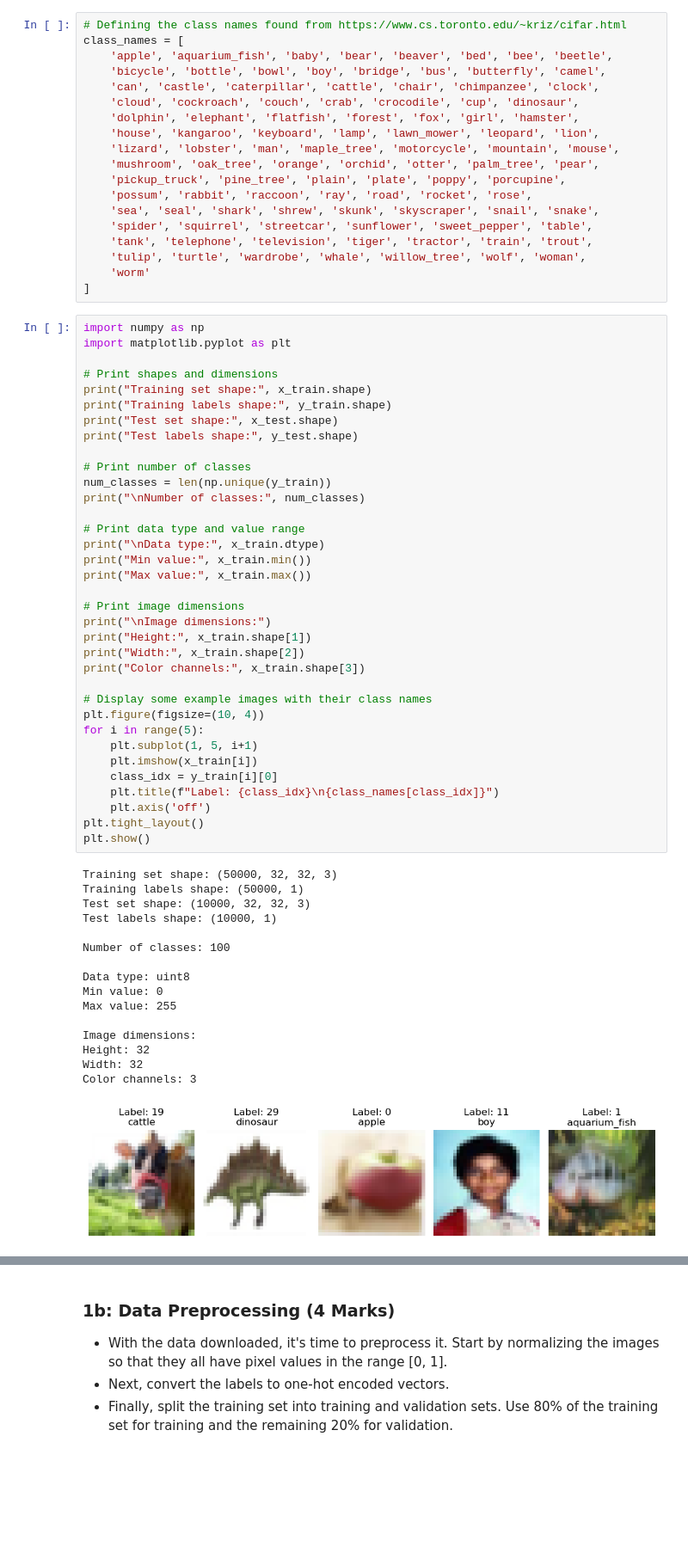
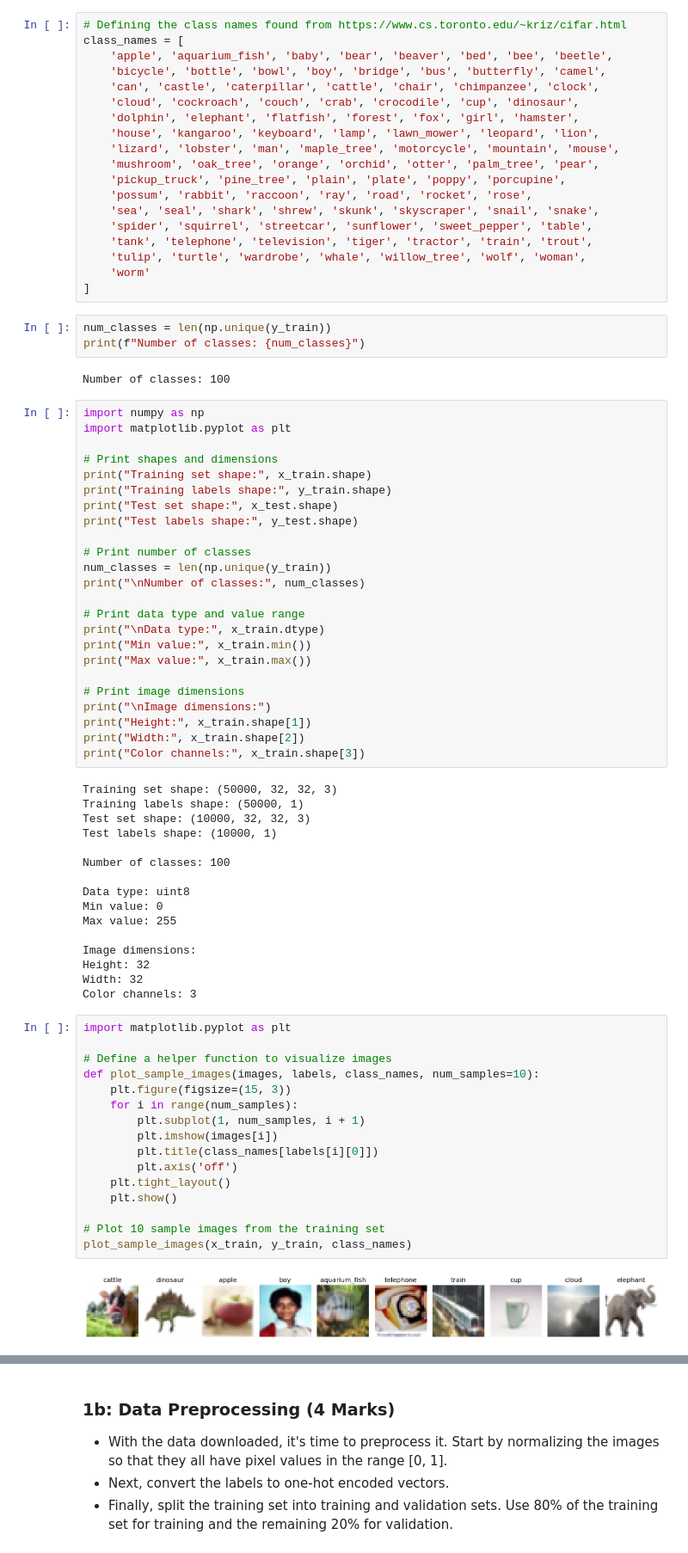
Before and after one commit to markmaramag/deep_learning, a Jupyter notebook: 02_activities/assignments/assignment_1.ipynb, the cells around one changed output, grey strips where cells are left out. Shown at 86% size. Cells and saved outputs as stored; diff of their text form; blank space fills up the shorter version.

```diff
--- a/02_activities/assignments/assignment_1.ipynb
+++ b/02_activities/assignments/assignment_1.ipynb
@@ -39,6 +39,11 @@ class_names = [
     'tulip', 'turtle', 'wardrobe', 'whale', 'willow_tree', 'wolf', 'woman',
     'worm'
 ]
+# %%
+num_classes = len(np.unique(y_train))
+print(f"Number of classes: {num_classes}")
+# %% [output]
+Number of classes: 100
 # %%
 import numpy as np
 import matplotlib.pyplot as plt
@@ -63,17 +68,6 @@ print("\nImage dimensions:")
 print("Height:", x_train.shape[1])
 print("Width:", x_train.shape[2])
 print("Color channels:", x_train.shape[3])
-
-# Display some example images with their class names
-plt.figure(figsize=(10, 4))
-for i in range(5):
-    plt.subplot(1, 5, i+1)
-    plt.imshow(x_train[i])
-    class_idx = y_train[i][0]
-    plt.title(f"Label: {class_idx}\n{class_names[class_idx]}")
-    plt.axis('off')
-plt.tight_layout()
-plt.show()
 # %% [output]
 Training set shape: (50000, 32, 32, 3)
 Training labels shape: (50000, 1)
@@ -90,7 +84,24 @@ Image dimensions:
 Height: 32
 Width: 32
 Color channels: 3
-[figure, removed]
+# %%
+import matplotlib.pyplot as plt
+
+# Define a helper function to visualize images
+def plot_sample_images(images, labels, class_names, num_samples=10):
+    plt.figure(figsize=(15, 3))
+    for i in range(num_samples):
+        plt.subplot(1, num_samples, i + 1)
+        plt.imshow(images[i])
+        plt.title(class_names[labels[i][0]])
+        plt.axis('off')
+    plt.tight_layout()
+    plt.show()
+
+# Plot 10 sample images from the training set
+plot_sample_images(x_train, y_train, class_names)
+# %% [output]
+[figure, added]
 # %%
 # Checking a few random images and their class names
 import random
```
Also changed, not shown: parts of 40 cells of this notebook.
